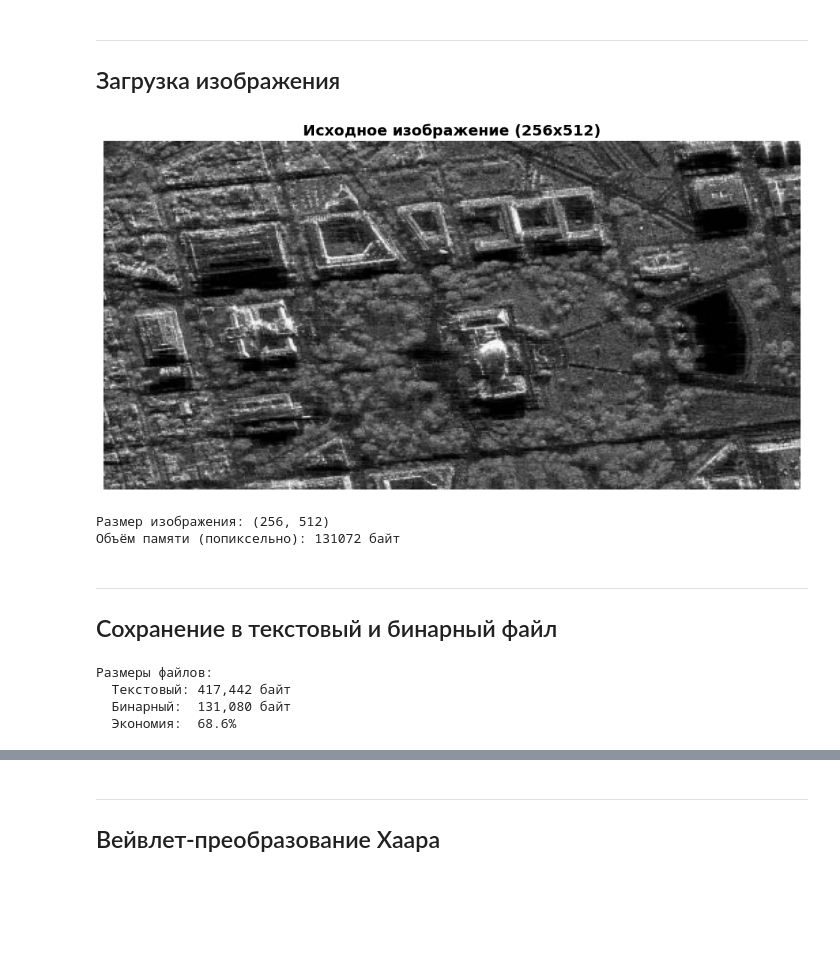
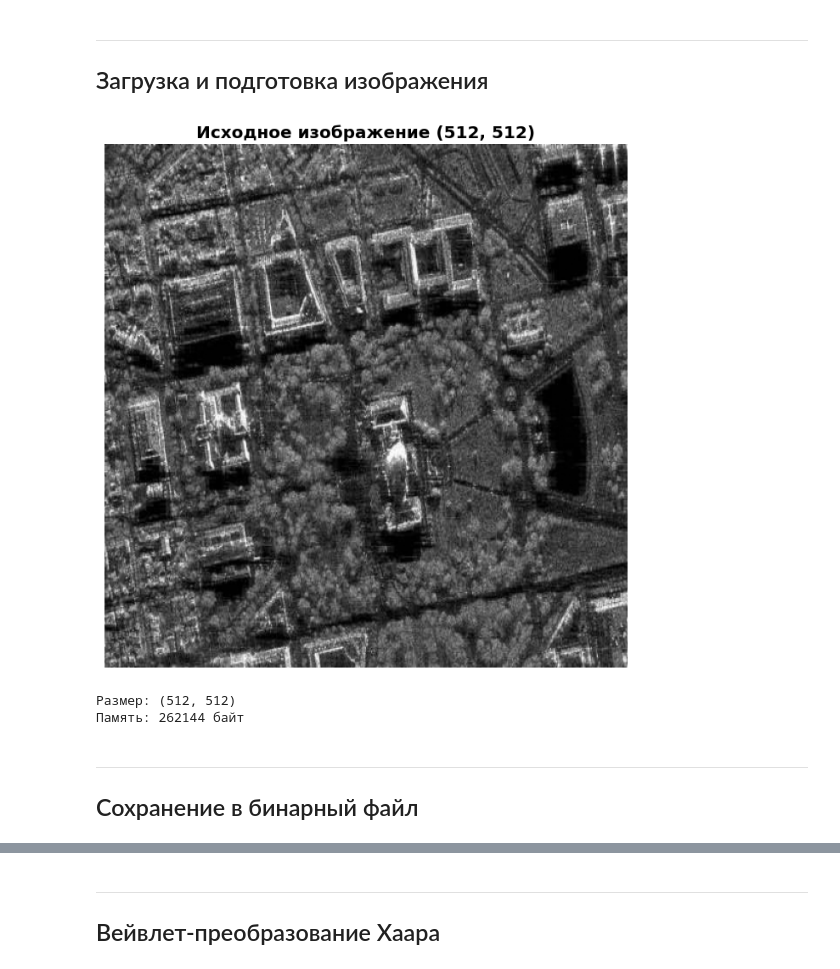
Before and after one commit to AtikD/ImageProcessing, a Jupyter notebook: Practice_7-8/DE_IP_2024_Task_7-8.ipynb, the cells around one changed output, grey strips where cells are left out. Cells and saved outputs as stored; diff of their text form; code cells hidden in the pictures; blank space fills up the shorter version.

```diff
--- a/Practice_7-8/DE_IP_2024_Task_7-8.ipynb
+++ b/Practice_7-8/DE_IP_2024_Task_7-8.ipynb
@@ -6,62 +6,27 @@ import struct
 import os
 
 plt.rcParams['figure.figsize'] = [12, 8]
-plt.rcParams['font.size'] = 12
 # %% [markdown]
 ---
-## Загрузка изображения
+## Загрузка и подготовка изображения
 # %%
-# Загрузка монохромного изображения
-image = cv2.imread('sar_1_gray.jpg', cv2.IMREAD_GRAYSCALE)
+# Загрузка изображения
+img = cv2.imread('sar_1_gray.jpg', cv2.IMREAD_GRAYSCALE)
 
-# Приводим размер к степени 2 для вейвлет-преобразования
-h, w = image.shape
-new_h = 2 ** int(np.log2(h))
-new_w = 2 ** int(np.log2(w))
-image = cv2.resize(image, (new_w, new_h))
+# Приводим к размеру 512x512 для наглядности сжатия
+img = cv2.resize(img, (512, 512))
 
-plt.imshow(image, cmap='gray')
-plt.title(f'Исходное изображение ({image.shape[0]}x{image.shape[1]})', fontweight='bold')
+plt.imshow(img, cmap='gray')
+plt.title(f'Исходное изображение {img.shape}', fontweight='bold')
 plt.axis('off')
 plt.show()
 
-print(f'Размер изображения: {image.shape}')
-print(f'Объём памяти (попиксельно): {image.nbytes} байт')
+print(f'Размер: {img.shape}')
+print(f'Память: {img.nbytes} байт')
 # %% [output]
-[figure, old version]
+[figure, new version]
-Размер изображения: (256, 512)
-Объём памяти (попиксельно): 131072 байт
+Размер: (512, 512)
+Память: 262144 байт
 # %% [markdown]
 ---
-## Сохранение в текстовый и бинарный файл
+## Сохранение в бинарный файл
-# %%
-# Сохранение в текстовый файл
-def save_to_text(image, filename):
-    with open(filename, 'w') as f:
-        f.write(f'{image.shape[0]} {image.shape[1]}\n')
-        for row in image:
-            f.write(' '.join(map(str, row)) + '\n')
-
-# Сохранение в бинарный файл
-def save_to_binary(image, filename):
-    with open(filename, 'wb') as f:
-        f.write(struct.pack('II', image.shape[0], image.shape[1]))
-        f.write(image.tobytes())
-
-# Сохраняем
-save_to_text(image, 'image_text.txt')
-save_to_binary(image, 'image_binary.bin')
-
-# Сравнение размеров
-text_size = os.path.getsize('image_text.txt')
-binary_size = os.path.getsize('image_binary.bin')
-
-print('Размеры файлов:')
-print(f'  Текстовый: {text_size:,} байт')
-print(f'  Бинарный:  {binary_size:,} байт')
-print(f'  Экономия:  {(1 - binary_size/text_size)*100:.1f}%')
-# %% [output]
-Размеры файлов:
-  Текстовый: 417,442 байт
-  Бинарный:  131,080 байт
-  Экономия:  68.6%
```
Also changed, not shown: parts of 19 cells of this notebook, 5 other files.
